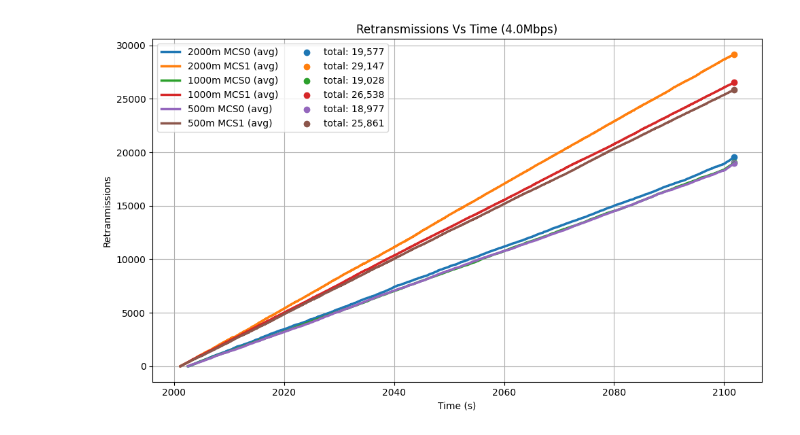
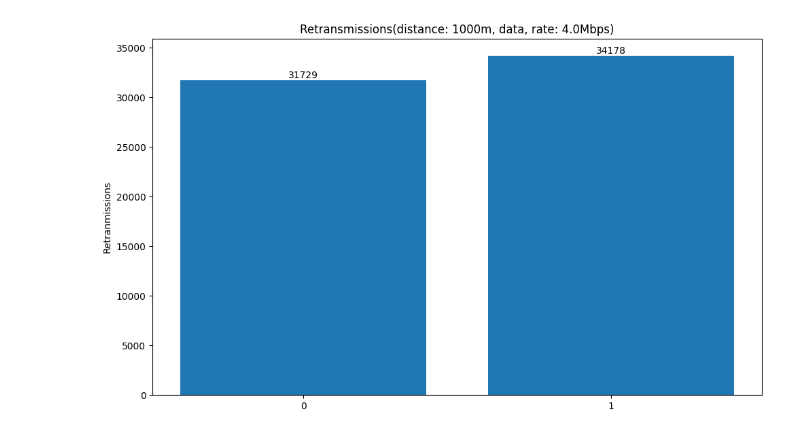
Before and after one commit to Ameliyn/MCA_Routing_BSCAP, a Jupyter notebook: CreateGraphs.ipynb, the cells around one changed output. Drawn from its saved outputs; the diff is of its cells as text; code cells hidden in the pictures.

Commit message:
Updates to graphs to make bar charts.

```diff
--- a/CreateGraphs.ipynb
+++ b/CreateGraphs.ipynb
@@ -227,24 +296,41 @@ Plot saved to: C:\Users\Ameliyn\MCA_Routing_BSCAP\Results_Multi_N100\packet_deli
 # %%
-def plot_retransmission_over_time(records_folder: str, flow_mask: list, ith=1, nth=5, scatter_alpha=0.2, window=100):
+def plot_retransmission_over_time(records_folder: str | Path, flow_mask: dict, ith=1, nth=5, scatter_alpha=0.2, window=100):
     """
     Plot per-packet retransmission over time for all flows.
     Shows raw delays as scatter + smoothed rolling average as line.
     Automatically adapts to simulation time range.
     """
-    data_rate = float(flow_mask[0][-5:-2].replace("-","."))
-    delay_plot_path = os.path.join(records_folder, f"retransmission_over_time_{str(data_rate).replace(".","-")}Mbps.png")
-    flows = [os.path.join(records_folder, f) for f in flow_mask]
+    flows = aggregate_data(results_folder)
+    flows = [f for f in flows if f.data_rate in flow_mask['data_rate'] and f.distance in flow_mask['distance'] and f.mcs_type in flow_mask['mcs_type']]
+    if len(flows) == 0:
+        print('No flows')
+        return
+    print(f'Aggregating graphs for: {flow_mask}')
+    id_features = []
+    units = {'data_rate': 'Mbps', 'distance': 'm', 'mcs_type': ''}
+    static_features = ''
+    for key, value in flow_mask.items():
+        if len(value) == 1:
+            static_features = f'{static_features}{key}-{value[0]}'
+            static_features = f'{static_features}{units[key]}_'
+        else:
+            id_features.append(key)
+
+    static_features = static_features.removesuffix('_')
+    flows.sort(key= lambda obj: obj.to_dict()[id_features[0]])
+
+    delay_plot_path = os.path.join(records_folder, f"retransmission_over_time_{static_features}.png")
+
     csv_files = []
     for flow in flows:
-        [csv_files.append(os.path.join(flow,f)) for f in os.listdir(flow) if f.endswith(".csv") and "Flow_Node" in f]
+        [csv_files.append(os.path.join(flow.folder_location, f)) for f in os.listdir(flow.folder_location) if f.endswith(".csv") and "Flow_Node" in f]
 
-    if not csv_files:
-        print("No flow CSV files found for delay plotting.")
-        return
 
-    plt.figure(figsize=(10,6))
+    fig, ax = plt.subplots(figsize=(10,6))
 
-    for file in csv_files:
+    retrans_bar = []
+    label = []
+    for flow, file in zip(flows,csv_files):
         file_path = os.path.join(records_folder, file)
         df = pd.read_csv(file_path)
 
@@ -255,7 +341,8 @@ def plot_retransmission_over_time(records_folder: str, flow_mask: list, ith=1, n
         df = df.groupby('Base Packet ID').tail(1).reset_index(drop=True)
 
         # Keep only valid delays
-        df = df[(df['Delay (in s)'] > 0) & (df['Delay (in s)'] != float('inf'))]
+        df.replace(float('inf'), 3, inplace=True)
+        # df = df[(df['Delay (in s)'] > 0) & (df['Delay (in s)'] != float('inf'))]
         df = df.drop(df[df['Generation Time (in s)'] <= 2000+ith].index)
         if df.empty:
             continue
@@ -264,36 +351,35 @@ def plot_retransmission_over_time(records_folder: str, flow_mask: list, ith=1, n
         df['Reception Time (s)'] = df['Generation Time (in s)'] + df['Delay (in s)']
         df = df.sort_values('Reception Time (s)')
 
-        flow_id = "".join([file.split("\\")[-2].replace(".csv", "").split("_")[3],
-                          'm_MCS',
-                          file.split("\\")[-2].replace(".csv", "").split("_")[-1],
-                          ]).replace("_", " ")
+        flow_id = ''
+        for feature in id_features:
+            flow_id = f'{flow_id}{flow.to_dict()[feature]}{units[feature]}_'
 
-        # Scatter plot (raw points)
-        # scatter_sample = df.iloc[::nth, :]
-        # plt.scatter(scatter_sample['Reception Time (s)'],
-        #             scatter_sample['Retransmissions'],
-        #             s=8, alpha=scatter_alpha, label=f"{flow_id} (raw)")
+        flow_id = flow_id.removesuffix('_')
 
         # Smoothed line (rolling mean)
         df['Retransmission MA'] = df['Retransmissions'].rolling(window=window, min_periods=1).mean()
         df['Total Retransmission'] = df['Retransmissions'].cumsum()
         # df['Delay MA'] = df['Delay (in s)'].rolling(window=window, min_periods=1).apply(lambda x: x[10:].mean())
 
-        plt.plot(df['Reception Time (s)'], df['Total Retransmission'],
-                 linewidth=2.5, label=f"{flow_id} (avg)")
+        # plt.plot(df['Reception Time (s)'], df['Total Retransmission'],
+                #  linewidth=2.5, label=f"{flow_id} (avg)")
         last_x = df['Reception Time (s)'].max()
         last_y = df['Total Retransmission'].max()
-        plt.scatter(last_x, last_y, label=f'total: {last_y:,}')
+        # plt.scatter(last_x, last_y, label=f'total: {last_y:,}')
+        retrans_bar.append(last_y)
+        label.append(flow_id)
 
-    plt.xlabel("Time (s)")
+    bars = ax.bar(label, retrans_bar)
+    ax.bar_label(bars)
+    # plt.xlabel("Time (s)")
     plt.ylabel("Retranmissions")
-    plt.title(f"Retransmissions Vs Time ({data_rate}Mbps)")
-    plt.grid(True)
-    handles, labels = plt.gca().get_legend_handles_labels()
-    handles = handles[::2] + handles[1::2]
-    labels = labels[::2] + labels[1::2]
-    plt.legend(handles, labels, ncols=2, loc='upper left')
+    plt.title(f"Retransmissions({static_features.replace("_", ", ").replace("-",": ")})")
+    # plt.grid(True)
+    # handles, labels = plt.gca().get_legend_handles_labels()
+    # handles = handles[::2] + handles[1::2]
+    # labels = labels[::2] + labels[1::2]
+    # plt.legend(handles, labels, ncols=2, loc='upper left')
     plt.tight_layout()
     plt.savefig(delay_plot_path, dpi=300, bbox_inches='tight')
     print(f"Delay-over-time plot saved to: {delay_plot_path}")
@@ -307,8 +393,15 @@ def plot_retransmission_over_time(records_folder: str, flow_mask: list, ith=1, n
 results_folder = Path('Results_Multi_N100/').resolve()
 results = aggregate_data(results_folder)
 data_rates = [1.5,2.0,4.0,8.0]
-for rate in data_rates:
-    flow_mask = [r.short_location for r in results if r.data_rate == rate]
-    # print(flow_mask)
-    plot_retransmission_over_time(results_folder, flow_mask)
+distances = [500, 1000, 2000]
+mcs_type = [0,1]
+
+flow_mask = {'distance': [1000], 'mcs_type': [1], 'data_rate': data_rates}
+plot_retransmission_over_time(results_folder, flow_mask)
+
+flow_mask = {'data_rate': [4.0], 'mcs_type': [1], 'distance': distances}
+plot_retransmission_over_time(results_folder, flow_mask)
+
+flow_mask = {'distance': [1000], 'data_rate': [4.0], 'mcs_type': mcs_type}
+plot_retransmission_over_time(results_folder, flow_mask)
 # %% [output]
@@ -321 +416 @@ Delay-over-time plot saved to: C:\Users\Ameliyn\MCA_Routing_BSCAP\Results_Multi_
-[figure, old version]
+[figure, new version]
```
Also changed, not shown: parts of 5 cells of this notebook, 2 other files.
